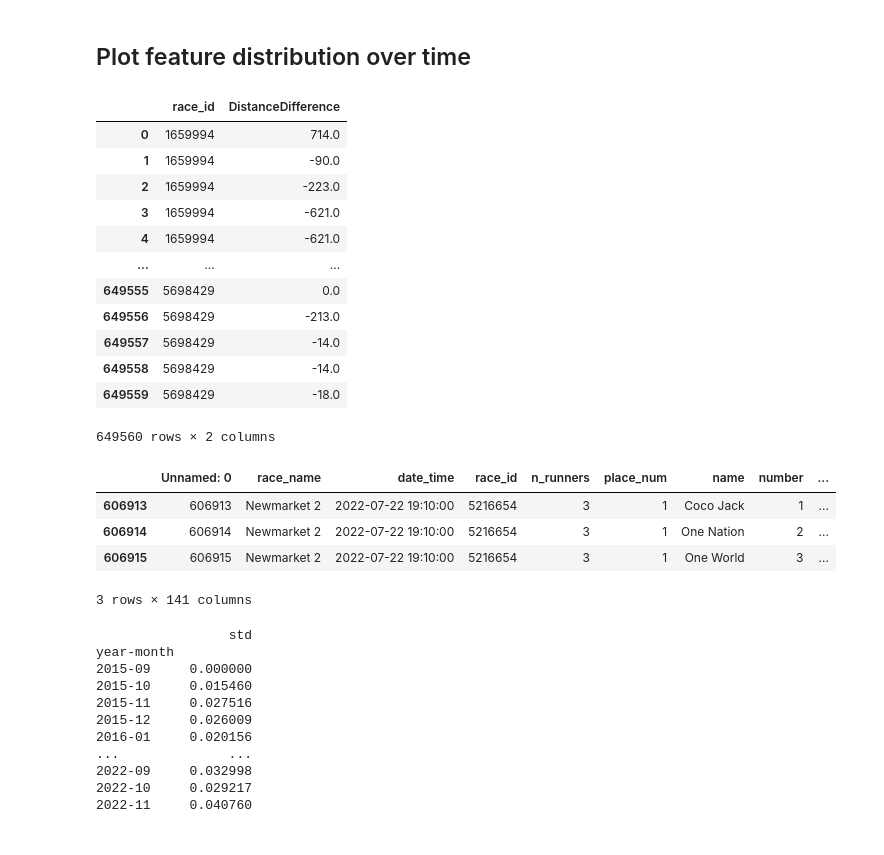
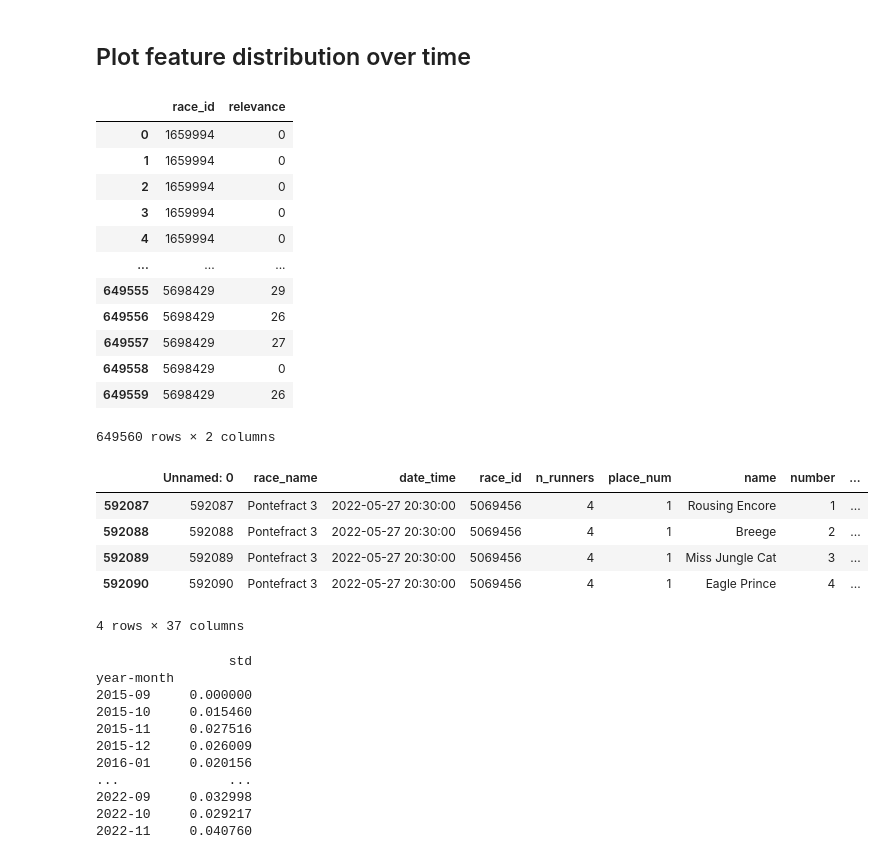
Before and after one commit to Dateb/WageringSystem, a Jupyter notebook: notebooks/EDA.ipynb, the cells around one changed output. Saved outputs shown, nothing was run; the diff lists cells and outputs as text; code cells hidden in the pictures.

Commit message:
separated relevance calculation from horse abstraction class.

```diff
--- a/notebooks/EDA.ipynb
+++ b/notebooks/EDA.ipynb
@@ -2,30 +2,32 @@
 ## Plot feature distribution over time
 # %%
 import pandas as pd
+import seaborn as sns
 
 races_df = pd.read_csv("../data/races.csv")
 
-races_df[["race_id", "DistanceDifference"]]
+races_df[["race_id", "relevance"]]
 # %% [output]
-|  | race_id | DistanceDifference |
-| 0 | 1659994 | 714.0 |
-| 1 | 1659994 | -90.0 |
-| 2 | 1659994 | -223.0 |
-| 3 | 1659994 | -621.0 |
-| 4 | 1659994 | -621.0 |
+|  | race_id | relevance |
+| 0 | 1659994 | 0 |
+| 1 | 1659994 | 0 |
+| 2 | 1659994 | 0 |
+| 3 | 1659994 | 0 |
+| 4 | 1659994 | 0 |
 | ... | ... | ... |
-| 649555 | 5698429 | 0.0 |
-| 649556 | 5698429 | -213.0 |
-| 649557 | 5698429 | -14.0 |
-| 649558 | 5698429 | -14.0 |
-| 649559 | 5698429 | -18.0 |
+| 649555 | 5698429 | 29 |
+| 649556 | 5698429 | 26 |
+| 649557 | 5698429 | 27 |
+| 649558 | 5698429 | 0 |
+| 649559 | 5698429 | 26 |
 649560 rows × 2 columns
 # %%
-races_df[races_df["race_id"] == 5216654]
+races_df[races_df["race_id"] == 5069456]
 # %% [output]
 |  | Unnamed: 0 | race_name | date_time | race_id | n_runners | place_num | name | number | ... |
-| 606913 | 606913 | Newmarket 2 | 2022-07-22 19:10:00 | 5216654 | 3 | 1 | Coco Jack | 1 | ... |
-| 606914 | 606914 | Newmarket 2 | 2022-07-22 19:10:00 | 5216654 | 3 | 1 | One Nation | 2 | ... |
-| 606915 | 606915 | Newmarket 2 | 2022-07-22 19:10:00 | 5216654 | 3 | 1 | One World | 3 | ... |
+| 592087 | 592087 | Pontefract 3 | 2022-05-27 20:30:00 | 5069456 | 4 | 1 | Rousing Encore | 1 | ... |
+| 592088 | 592088 | Pontefract 3 | 2022-05-27 20:30:00 | 5069456 | 4 | 1 | Breege | 2 | ... |
+| 592089 | 592089 | Pontefract 3 | 2022-05-27 20:30:00 | 5069456 | 4 | 1 | Miss Jungle Cat | 3 | ... |
+| 592090 | 592090 | Pontefract 3 | 2022-05-27 20:30:00 | 5069456 | 4 | 1 | Eagle Prince | 4 | ... |
-3 rows × 141 columns
+4 rows × 37 columns
 # %%
```
Also changed, not shown: parts of 2 cells of this notebook, 10 other files.
